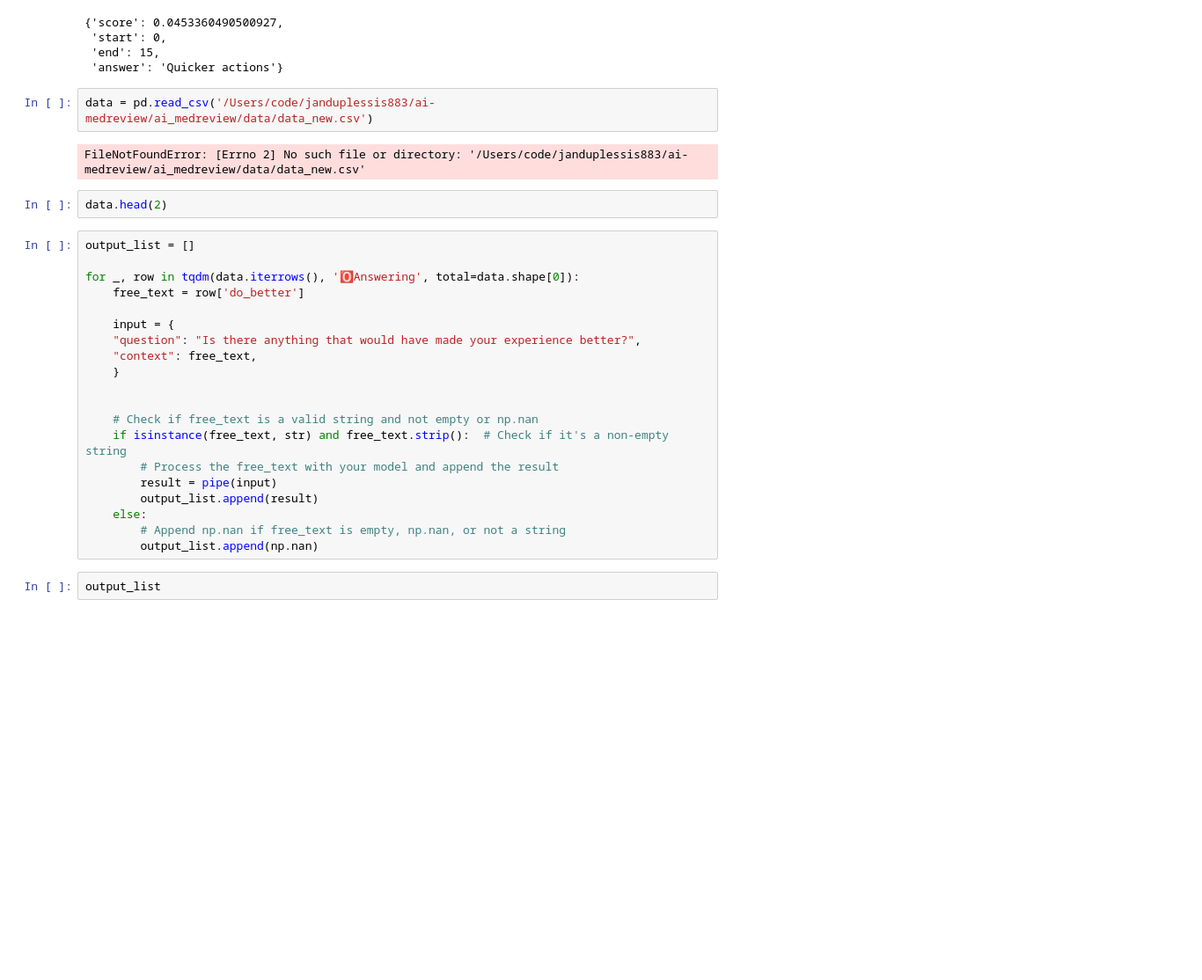
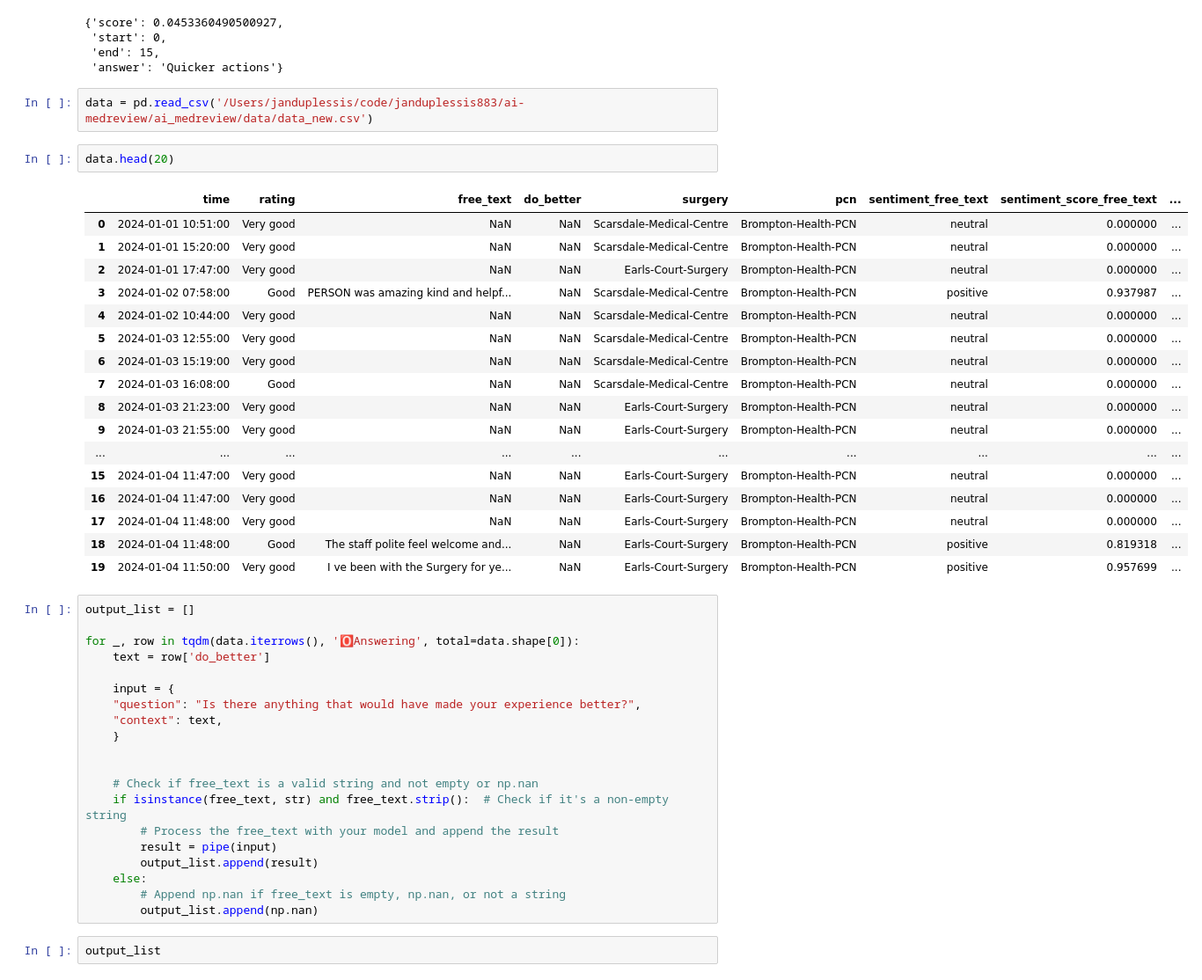
Before and after one commit to janduplessis883/ai-medreview, a Jupyter notebook: notebooks/Untitled2.ipynb, the cells around one changed output. Shown at 88% size. Drawn from its saved outputs; the diff is of its cells as text; blank space fills up the shorter version.

```diff
--- a/notebooks/Untitled2.ipynb
+++ b/notebooks/Untitled2.ipynb
@@ -44,20 +44,36 @@ result
  'end': 15,
  'answer': 'Quicker actions'}
 # %%
-data = pd.read_csv('/Users/code/janduplessis883/ai-medreview/ai_medreview/data/data_new.csv')
+data = pd.read_csv('/Users/janduplessis/code/janduplessis883/ai-medreview/ai_medreview/data/data_new.csv')
-# %% [output]
-FileNotFoundError: [Errno 2] No such file or directory: '/Users/code/janduplessis883/ai-medreview/ai_medreview/data/data_new.csv'
 # %%
-data.head(2)
+data.head(20)
+# %% [output]
+|  | time | rating | free_text | do_better | surgery | pcn | sentiment_free_text | sentiment_score_free_text | ... |
+| 0 | 2024-01-01 10:51:00 | Very good | NaN | NaN | Scarsdale-Medical-Centre | Brompton-Health-PCN | neutral | 0.000000 | ... |
+| 1 | 2024-01-01 15:20:00 | Very good | NaN | NaN | Scarsdale-Medical-Centre | Brompton-Health-PCN | neutral | 0.000000 | ... |
+| 2 | 2024-01-01 17:47:00 | Very good | NaN | NaN | Earls-Court-Surgery | Brompton-Health-PCN | neutral | 0.000000 | ... |
+| 3 | 2024-01-02 07:58:00 | Good | PERSON was amazing kind and helpf... | NaN | Scarsdale-Medical-Centre | Brompton-Health-PCN | positive | 0.937987 | ... |
+| 4 | 2024-01-02 10:44:00 | Very good | NaN | NaN | Scarsdale-Medical-Centre | Brompton-Health-PCN | neutral | 0.000000 | ... |
+| 5 | 2024-01-03 12:55:00 | Very good | NaN | NaN | Scarsdale-Medical-Centre | Brompton-Health-PCN | neutral | 0.000000 | ... |
+| 6 | 2024-01-03 15:19:00 | Very good | NaN | NaN | Scarsdale-Medical-Centre | Brompton-Health-PCN | neutral | 0.000000 | ... |
+| 7 | 2024-01-03 16:08:00 | Good | NaN | NaN | Scarsdale-Medical-Centre | Brompton-Health-PCN | neutral | 0.000000 | ... |
+| 8 | 2024-01-03 21:23:00 | Very good | NaN | NaN | Earls-Court-Surgery | Brompton-Health-PCN | neutral | 0.000000 | ... |
+| 9 | 2024-01-03 21:55:00 | Very good | NaN | NaN | Earls-Court-Surgery | Brompton-Health-PCN | neutral | 0.000000 | ... |
+| ... | ... | ... | ... | ... | ... | ... | ... | ... | ... |
+| 15 | 2024-01-04 11:47:00 | Very good | NaN | NaN | Earls-Court-Surgery | Brompton-Health-PCN | neutral | 0.000000 | ... |
+| 16 | 2024-01-04 11:47:00 | Very good | NaN | NaN | Earls-Court-Surgery | Brompton-Health-PCN | neutral | 0.000000 | ... |
+| 17 | 2024-01-04 11:48:00 | Very good | NaN | NaN | Earls-Court-Surgery | Brompton-Health-PCN | neutral | 0.000000 | ... |
+| 18 | 2024-01-04 11:48:00 | Good | The staff polite feel welcome and... | NaN | Earls-Court-Surgery | Brompton-Health-PCN | positive | 0.819318 | ... |
+| 19 | 2024-01-04 11:50:00 | Very good | I ve been with the Surgery for ye... | NaN | Earls-Court-Surgery | Brompton-Health-PCN | positive | 0.957699 | ... |
 # %%
 output_list = []
 
 for _, row in tqdm(data.iterrows(), '🅾️Answering', total=data.shape[0]):
-    free_text = row['do_better']
+    text = row['do_better']
 
     input = {
 	"question": "Is there anything that would have made your experience better?",
-	"context": free_text,
+	"context": text,
     }
 
 
```
Also changed, not shown: parts of 1 cell of this notebook, 5 other files.
